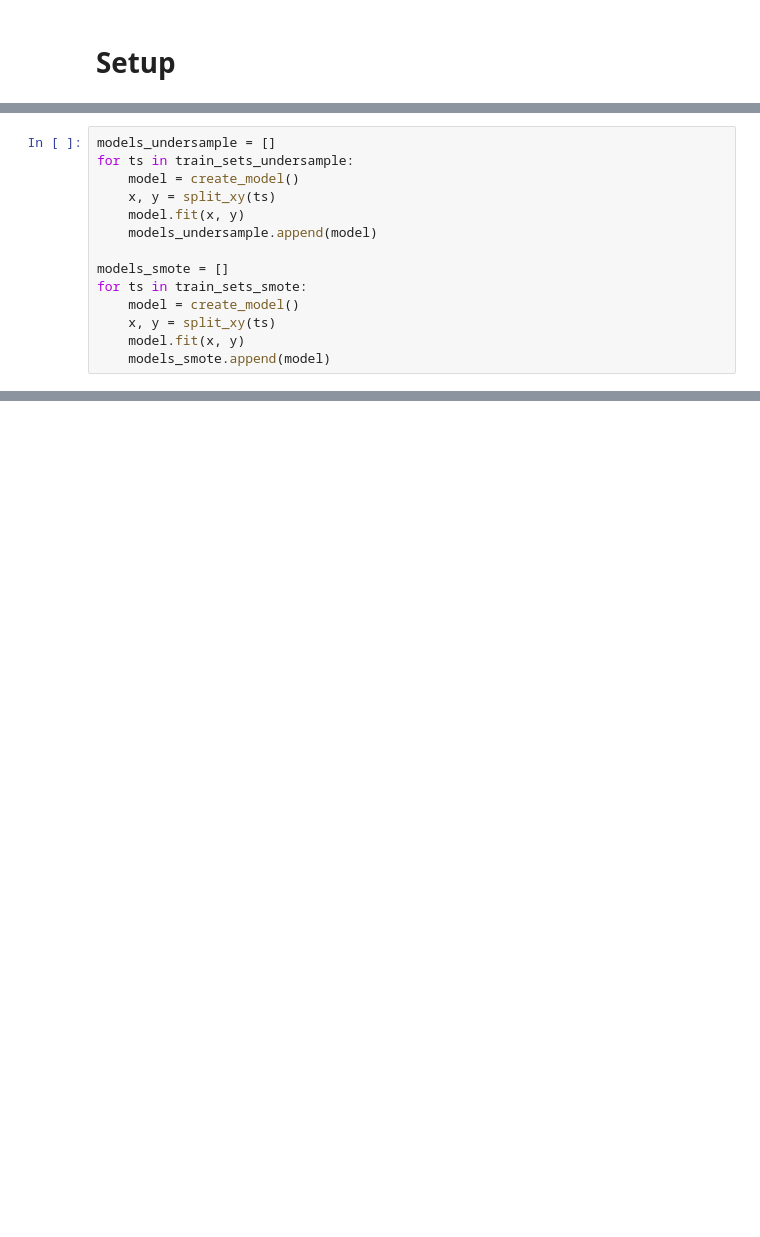
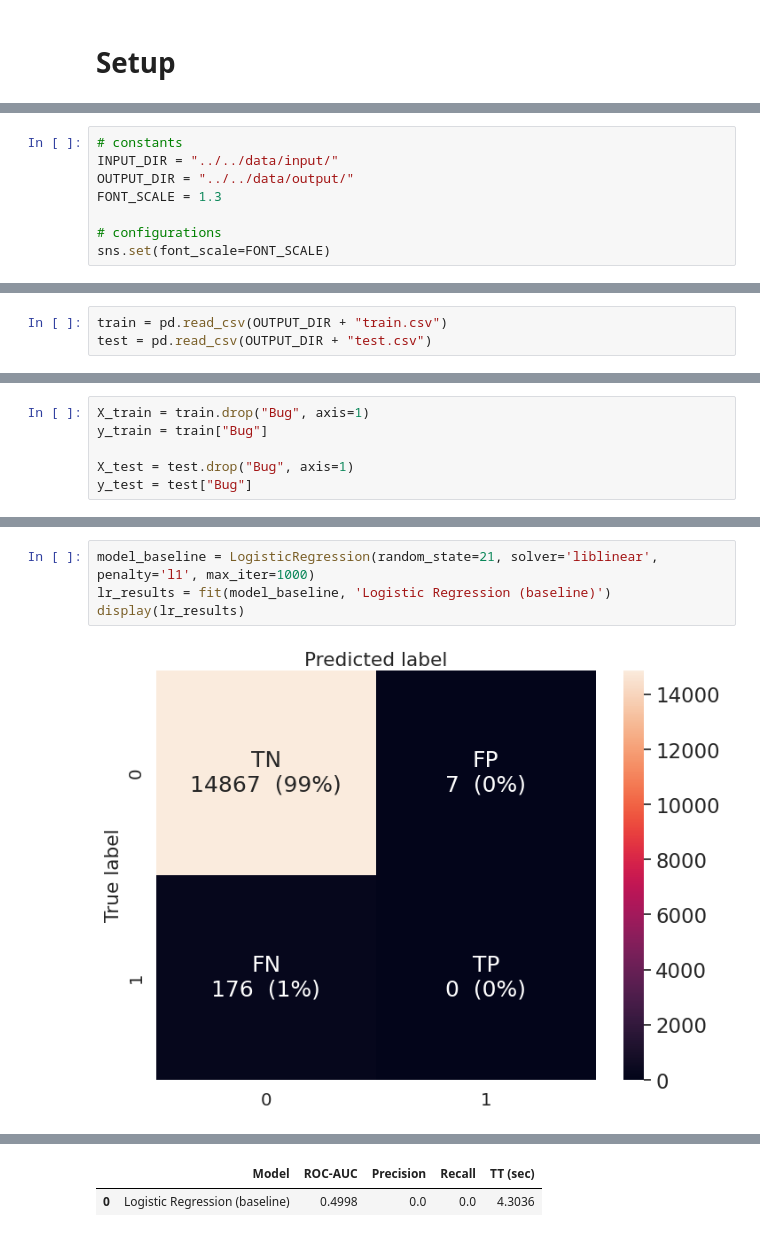
Before and after one commit to ahenrij/ets-mgl869-hive, a Jupyter notebook: src/lab/notebooks/logistic_regression.ipynb, the cells around one changed output, grey strips where cells are left out. Cells and saved outputs as stored; diff of their text form; blank space fills up the shorter version.

```diff
--- a/src/lab/notebooks/logistic_regression.ipynb
+++ b/src/lab/notebooks/logistic_regression.ipynb
@@ -45,14 +2,0 @@ def split_xy(dataset: pd.DataFrame):
-# %%
-models_undersample = []
-for ts in train_sets_undersample:
-    model = create_model()
-    x, y = split_xy(ts)
-    model.fit(x, y)
-    models_undersample.append(model)
-
-models_smote = []
-for ts in train_sets_smote:
-    model = create_model()
-    x, y = split_xy(ts)
-    model.fit(x, y)
-    models_smote.append(model)
@@ -88,0 +21,8 @@ From these metrics, we can infer that the logistic regression model trained usin
+# %%
+# constants
+INPUT_DIR = "../../data/input/"
+OUTPUT_DIR = "../../data/output/"
+FONT_SCALE = 1.3
+
+# configurations
+sns.set(font_scale=FONT_SCALE)
@@ -88,0 +31,3 @@ From these metrics, we can infer that the logistic regression model trained usin
+# %%
+train = pd.read_csv(OUTPUT_DIR + "train.csv")
+test = pd.read_csv(OUTPUT_DIR + "test.csv")
@@ -88,0 +46,6 @@ From these metrics, we can infer that the logistic regression model trained usin
+# %%
+X_train = train.drop("Bug", axis=1)
+y_train = train["Bug"]
+
+X_test = test.drop("Bug", axis=1)
+y_test = test["Bug"]
@@ -88,0 +222,6 @@ From these metrics, we can infer that the logistic regression model trained usin
+# %%
+model_baseline = LogisticRegression(random_state=21, solver='liblinear', penalty='l1', max_iter=1000)
+lr_results = fit(model_baseline, 'Logistic Regression (baseline)')
+display(lr_results)
+# %% [output]
+[figure, added]
@@ -88,0 +229,2 @@ From these metrics, we can infer that the logistic regression model trained usin
+|  | Model | ROC-AUC | Precision | Recall | TT (sec) |
+| 0 | Logistic Regression (baseline) | 0.4998 | 0.0 | 0.0 | 4.3036 |
```
Also changed, not shown: parts of 38 cells of this notebook, 3 other files.
